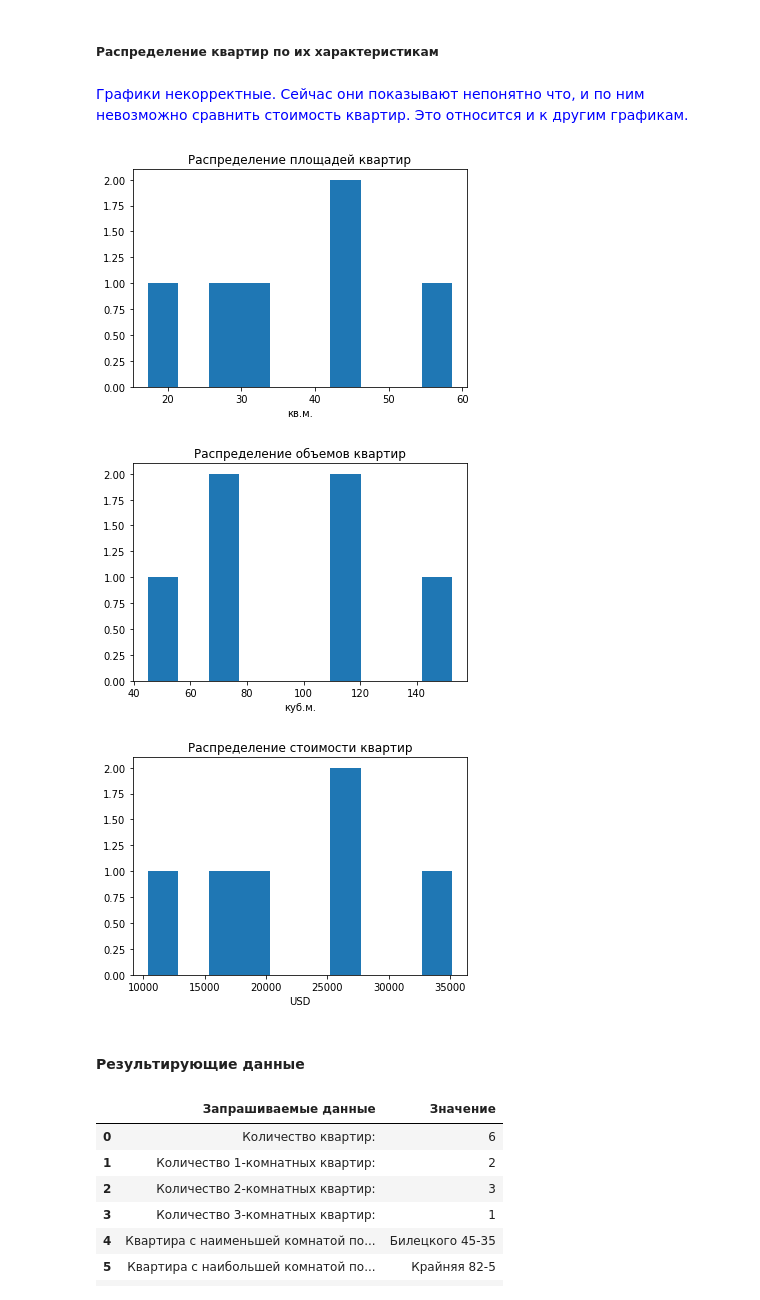
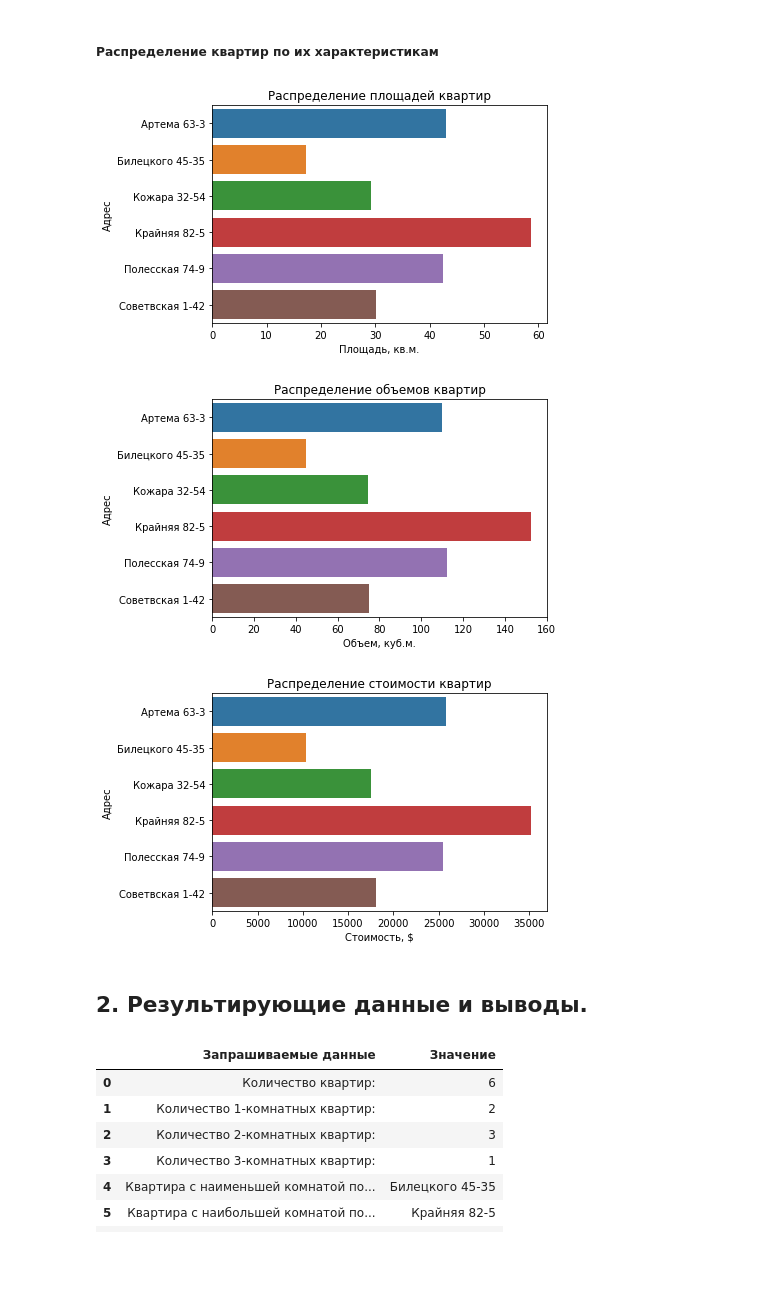
Before and after one commit to Valery2120/DS-DE, a Jupyter notebook: jupyter/flat_pandas.ipynb, the cells around one changed output. Saved outputs shown, nothing was run; the diff lists cells and outputs as text; code cells hidden in the pictures; blank space fills up the shorter version.

```diff
--- a/jupyter/flat_pandas.ipynb
+++ b/jupyter/flat_pandas.ipynb
@@ -58,31 +66,26 @@ flats_info
 | 5 | Советвская 1-42 | 30.09 | 75.2250 | 18054.0 |
 # %% [markdown]
 ##### Распределение квартир по их характеристикам
-# %% [markdown]
-<span style="color:blue"> Графики некорректные. Сейчас они показывают непонятно что, и по ним невозможно сравнить стоимость квартир. Это относится и к другим графикам.
 # %%
-plt.hist(flats_info['Площадь, кв.м.'])
-plt.xlabel('кв.м.')
+sns.barplot(x='Площадь, кв.м.', y='Адрес', data=flats_info)
 plt.title('Распределение площадей квартир')
 plt.show()
 # %% [output]
-[figure, old version]
+[figure, new version]
 # %%
-plt.hist(flats_info['Объем, куб.м.'])
-plt.xlabel('куб.м.')
+sns.barplot(x=flats_info['Объем, куб.м.'], y=flats_info['Адрес'])
 plt.title('Распределение объемов квартир')
 plt.show()
 # %% [output]
-[figure, old version]
+[figure, new version]
 # %%
-plt.hist(flats_info['Стоимость, $'])
-plt.xlabel('USD')
+sns.barplot(x=flats_info['Стоимость, $'], y=flats_info['Адрес'])
 plt.title('Распределение стоимости квартир')
 plt.show()
 # %% [output]
-[figure, old version]
+[figure, new version]
 # %% [markdown]
-#### Результирующие данные
+## 2. Результирующие данные и выводы.
 # %%
 data = {'Запрашиваемые данные':
         [
```
Also changed, not shown: parts of 12 cells of this notebook.
